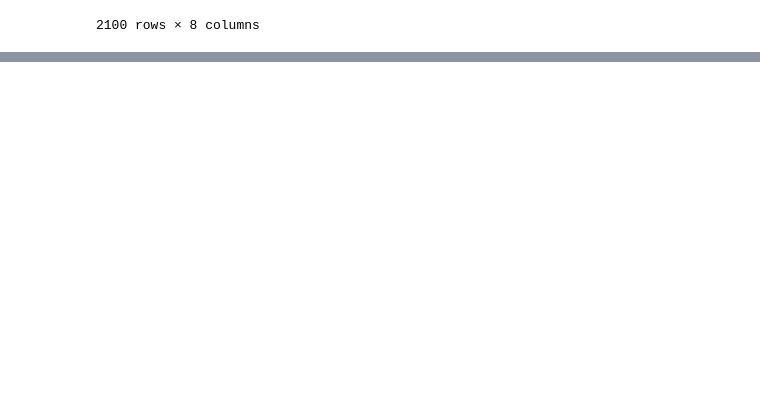
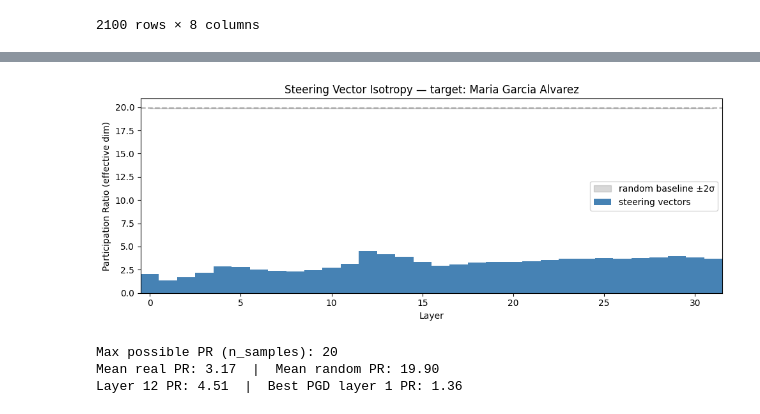
Before and after one commit to rgs2151/forget, a Jupyter notebook: notebooks/llama3.ipynb, the cells around one changed output, grey strips where cells are left out. Drawn from its saved outputs; the diff is of its cells as text; code cells hidden in the pictures; blank space fills up the shorter version.

```diff
--- a/notebooks/llama3.ipynb
+++ b/notebooks/llama3.ipynb
@@ -260,0 +425,60 @@ steered_df
+# %%
+# --- Participation Ratio: effective dimensionality of steering vectors ---
+# PR = (Σλ_i)² / Σλ_i²  where λ_i are PCA eigenvalues
+# Low PR → vectors live on a low-dim manifold (structured)
+# High PR → isotropic / random in full space
+
+import numpy as np
+
+n_samples, _, hidden_dim = deltas.shape[0], deltas.shape[1], deltas.shape[2]
+n_random_trials = 50
+
+pr_real = np.zeros(num_layers)
+pr_random_mean = np.zeros(num_layers)
+pr_random_std = np.zeros(num_layers)
+
+for layer in range(num_layers):
+    vecs = deltas[:, layer, :].float().numpy()
+
+    # Real PR
+    cov = np.cov(vecs, rowvar=True)  # (n_samples, n_samples)
+    eigvals = np.linalg.eigvalsh(cov)
+    eigvals = np.maximum(eigvals, 0)
+    pr_real[layer] = eigvals.sum() ** 2 / (eigvals ** 2).sum()
+
+    # Random baseline: same shape, Gaussian
+    pr_trials = []
+    for _ in range(n_random_trials):
+        rand_vecs = np.random.randn(n_samples, hidden_dim).astype(np.float32)
+        cov_r = np.cov(rand_vecs, rowvar=True)
+        ev_r = np.linalg.eigvalsh(cov_r)
+        ev_r = np.maximum(ev_r, 0)
+        pr_trials.append(ev_r.sum() ** 2 / (ev_r ** 2).sum())
+    pr_random_mean[layer] = np.mean(pr_trials)
+    pr_random_std[layer] = np.std(pr_trials)
+
+# --- Plot ---
+fig, ax = plt.subplots(figsize=(10, 4))
+x = np.arange(num_layers)
+
+ax.bar(x, pr_real, color="steelblue", edgecolor="none", width=1.0, label="steering vectors")
+ax.fill_between(x, pr_random_mean - 2 * pr_random_std, pr_random_mean + 2 * pr_random_std,
+                color="gray", alpha=0.3, label="random baseline ±2σ")
+ax.axhline(pr_random_mean.mean(), color="gray", ls="--", alpha=0.6)
+
+ax.set_xlabel("Layer")
+ax.set_ylabel("Participation Ratio (effective dim)")
+ax.set_title(f"Steering Vector Isotropy — target: {first_author}")
+ax.set_xlim(-0.5, num_layers - 0.5)
+ax.legend()
+plt.tight_layout()
+plt.show()
+
+print(f"Max possible PR (n_samples): {n_samples}")
+print(f"Mean real PR: {pr_real.mean():.2f}  |  Mean random PR: {pr_random_mean.mean():.2f}")
+print(f"Layer 12 PR: {pr_real[12]:.2f}  |  Best PGD layer {best_layer} PR: {pr_real[best_layer]:.2f}")
+# %% [output]
+[figure, added]
+Max possible PR (n_samples): 20
+Mean real PR: 3.17  |  Mean random PR: 19.90
+Layer 12 PR: 4.51  |  Best PGD layer 1 PR: 1.36
```
Also changed, not shown: parts of 5 cells of this notebook, 6 other files.
